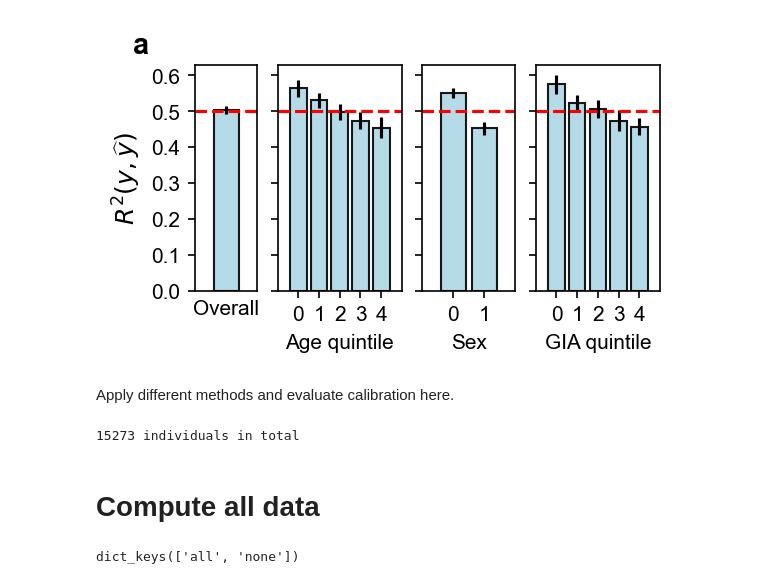
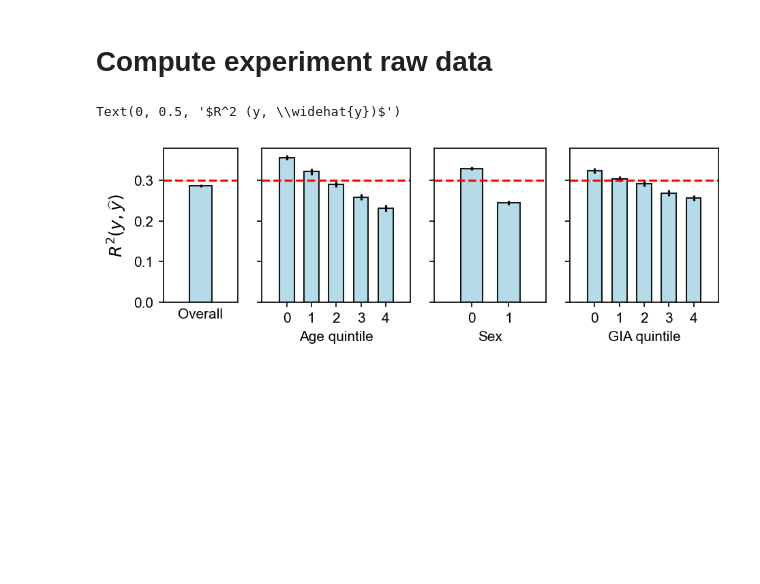
Before and after one commit to KangchengHou/calpred-manuscript, a Jupyter notebook: experiments/simulation/simulate.ipynb, the cells around one changed output. Saved outputs shown, nothing was run; the diff lists cells and outputs as text; code cells hidden in the pictures; blank space fills up the shorter version.

```diff
--- a/experiments/simulation/simulate.ipynb
+++ b/experiments/simulation/simulate.ipynb
@@ -31,6 +33,6 @@ n_indiv = df_cov.shape[0]
 df_cov["GIA"] = np.sort(stats.expon.ppf(np.linspace(0.01, 0.4, n_indiv)))[
     stats.rankdata(df_cov["PC1"], method="ordinal") - 1
 ]
-# df_cov["GIA"] = df_cov["GIA"]
 df_cov.drop(columns="PC1", inplace=True)
-df_cov = df_cov.sample(frac=0.2, replace=False)
+
+df_cov = (df_cov - df_cov.mean(axis=0)) / df_cov.std(axis=0)
@@ -112,0 +101,17 @@ df_trait["predstd0"] = 1.0
+# %%
+# effects for age, sex, GIA
+cov_effects = [0.25, 0.2, 0.15]
+dict_data = {}
+for n_calibrate in [100, 500, 2500, 5000]:
+    for seed in range(50):
+        np.random.seed(seed)
+        df_train, df_test = simulate_data(
+            df_cov=df_cov,
+            cov_effects=cov_effects,
+            baseline_r2=0.3,
+            n_train=n_calibrate,
+            n_test=5000,
+        )
+        dict_data[(n_calibrate, seed)] = df_train, df_test
+# %% [markdown]
+# Compute experiment raw data
@@ -113,69 +211,50 @@ df_trait["predstd0"] = 1.0
 # %%
 fig, axes = plt.subplots(
-    figsize=(4, 2),
+    figsize=(7, 2),
     dpi=150,
     ncols=4,
     sharey=True,
     gridspec_kw={"width_ratios": [1, 2, 1.5, 2]},
 )
 
 dict_cov_label = {
-    None: "Overall",
+    "marginal": "Overall",
     "AGE_q": "Age quintile",
     "GIA_q": "GIA quintile",
-    "SEX": "Sex",
+    "SEX_q": "Sex",
 }
+
 for i, cov in enumerate(
     [
-        None,
+        "marginal",
         "AGE_q",
-        "SEX",
+        "SEX_q",
         "GIA_q",
     ]
 ):
-    df_res, df_res_se = calpgs.summarize_pred(
-        df_trait, y_col="y", pred_col="pred", group_col=cov, n_bootstrap=100
-    )
-    r2, r2_se = df_res["r2"], df_res_se["r2"]
-    if isinstance(r2, float):
-        r2 = np.array([r2])
-        r2_se = np.array([r2_se])
-    else:
-        r2 = r2.values
-        r2_se = r2_se.values
+    df_tmp = dict_df_plot["none"].query("(n==5000)")
+    r2 = df_tmp[df_tmp["col"].str.startswith(cov)].groupby("col").mean()["r2"].values
+    r2_se = df_tmp[df_tmp["col"].str.startswith(cov)].groupby("col").sem()["r2"].values
     axes[i].bar(
         x=np.arange(len(r2)),
         height=r2,
         yerr=r2_se * 2,
         edgecolor="k",
         linewidth=1,
         alpha=0.9,
         color="lightblue",
+        width=0.6,
     )
     axes[i].set_xlim(-1, len(r2))
 
-    if cov is None:
+    if cov == "marginal":
         axes[i].set_xticks([])
     else:
         axes[i].set_xticks(np.arange(len(r2)))
     axes[i].set_xlabel(dict_cov_label[cov])
-    axes[i].axhline(y=0.5, ls="--", color="red")
-axes[0].set_yticks([0, 0.1, 0.2, 0.3, 0.4, 0.5, 0.6])
+    axes[i].axhline(y=0.3, ls="--", color="red")
+axes[0].set_yticks([0, 0.1, 0.2, 0.3])
 axes[0].set_ylabel("$R^2 (y, \widehat{y})$", fontsize=12)
-axes[0].text(
-    -1,
-    1.05,
-    "a",
-    transform=axes[0].transAxes,
-    size=14,
-    weight="bold",
-)
-plt.savefig("results/r2.pdf", bbox_inches="tight")
 # %% [output]
+Text(0, 0.5, '$R^2 (y, \\widehat{y})$')
-[figure, old version]
+[figure, new version]
-# %% [markdown]
-Apply different methods and evaluate calibration here.
-# %%
-print(f"{len(df_trait)} individuals in total")
-# %% [output]
-15273 individuals in total
@@ -236,2 +260,0 @@ def evaluate(df_cal, df_test, adjust_cols):
-# %% [markdown]
-# Compute all data
@@ -287,4 +260,0 @@ for adjust in tqdm(["all", "none"]):
-# %%
-dict_df_plot.keys()
-# %% [output]
-dict_keys(['all', 'none'])
```
Also changed, not shown: parts of 17 cells of this notebook, 2 other files.
